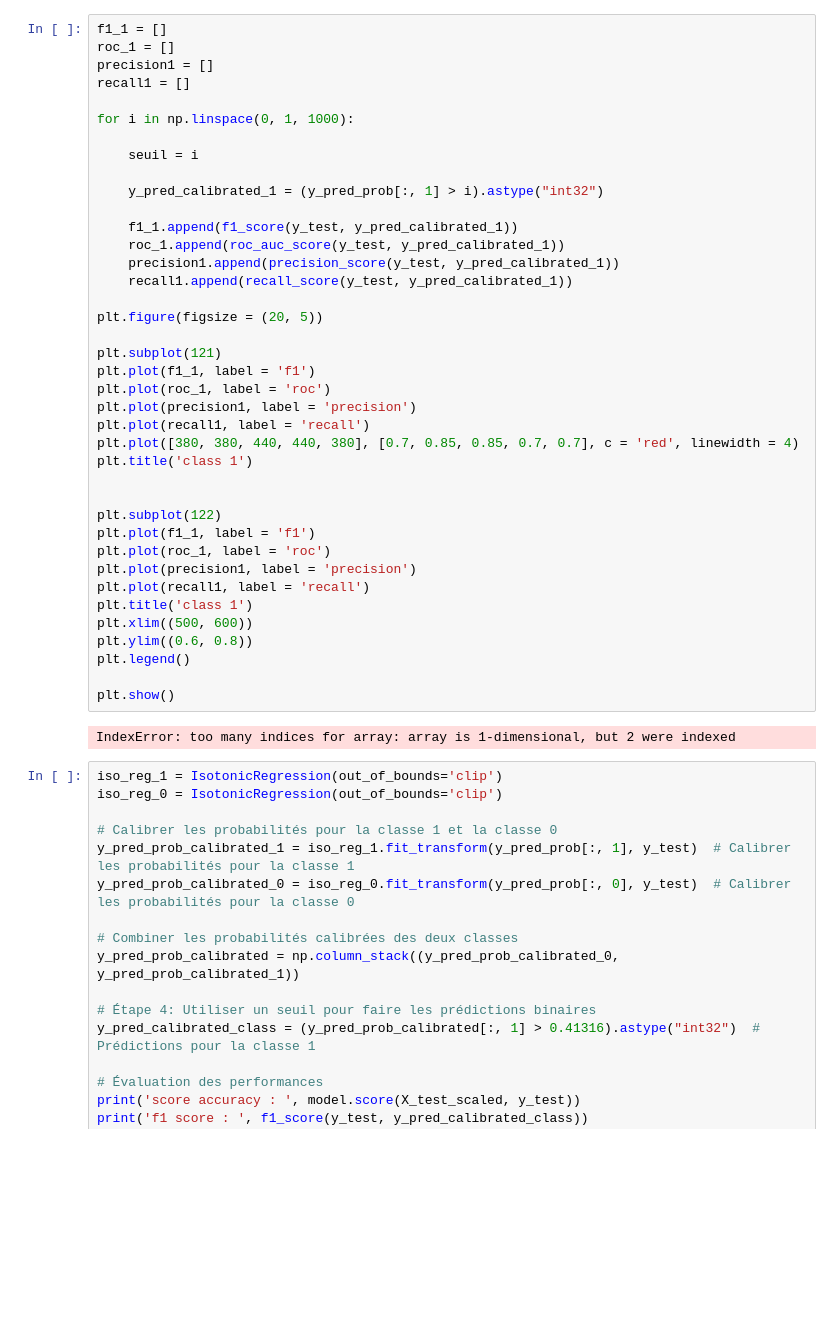
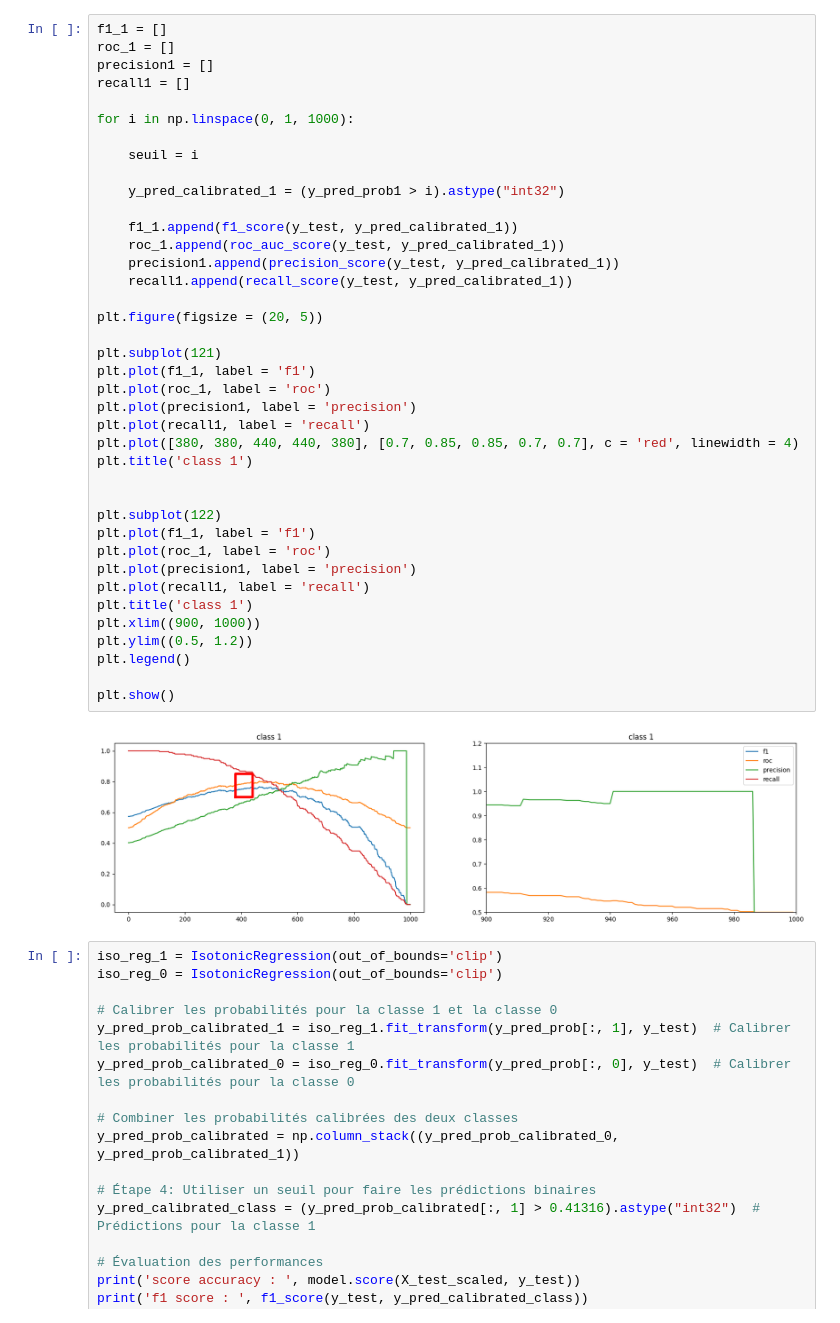
Before and after one commit to alastirm/NOV24_MLOPS_METEO, a Jupyter notebook: src2/test.ipynb, the cells around one changed output. Cells and saved outputs as stored; diff of their text form; blank space fills up the shorter version.

```diff
--- a/src2/test.ipynb
+++ b/src2/test.ipynb
@@ -187,37 +192,37 @@ for i in np.linspace(0, 1, 1000):
 
     seuil = i
 
-    y_pred_calibrated_1 = (y_pred_prob[:, 1] > i).astype("int32")
+    y_pred_calibrated_1 = (y_pred_prob1 > i).astype("int32")
 
     f1_1.append(f1_score(y_test, y_pred_calibrated_1))
     roc_1.append(roc_auc_score(y_test, y_pred_calibrated_1))
     precision1.append(precision_score(y_test, y_pred_calibrated_1))
     recall1.append(recall_score(y_test, y_pred_calibrated_1))
 
 plt.figure(figsize = (20, 5))
 
 plt.subplot(121)
 plt.plot(f1_1, label = 'f1')
 plt.plot(roc_1, label = 'roc')
 plt.plot(precision1, label = 'precision')
 plt.plot(recall1, label = 'recall')
 plt.plot([380, 380, 440, 440, 380], [0.7, 0.85, 0.85, 0.7, 0.7], c = 'red', linewidth = 4)
 plt.title('class 1')
 
 
 plt.subplot(122)
 plt.plot(f1_1, label = 'f1')
 plt.plot(roc_1, label = 'roc')
 plt.plot(precision1, label = 'precision')
 plt.plot(recall1, label = 'recall')
 plt.title('class 1')
-plt.xlim((500, 600))
-plt.ylim((0.6, 0.8))
+plt.xlim((900, 1000))
+plt.ylim((0.5, 1.2))
 plt.legend()
 
 plt.show()
 # %% [output]
-IndexError: too many indices for array: array is 1-dimensional, but 2 were indexed
+[figure, added]
 # %%
 iso_reg_1 = IsotonicRegression(out_of_bounds='clip')
 iso_reg_0 = IsotonicRegression(out_of_bounds='clip')
```
Also changed, not shown: parts of 7 cells of this notebook.
